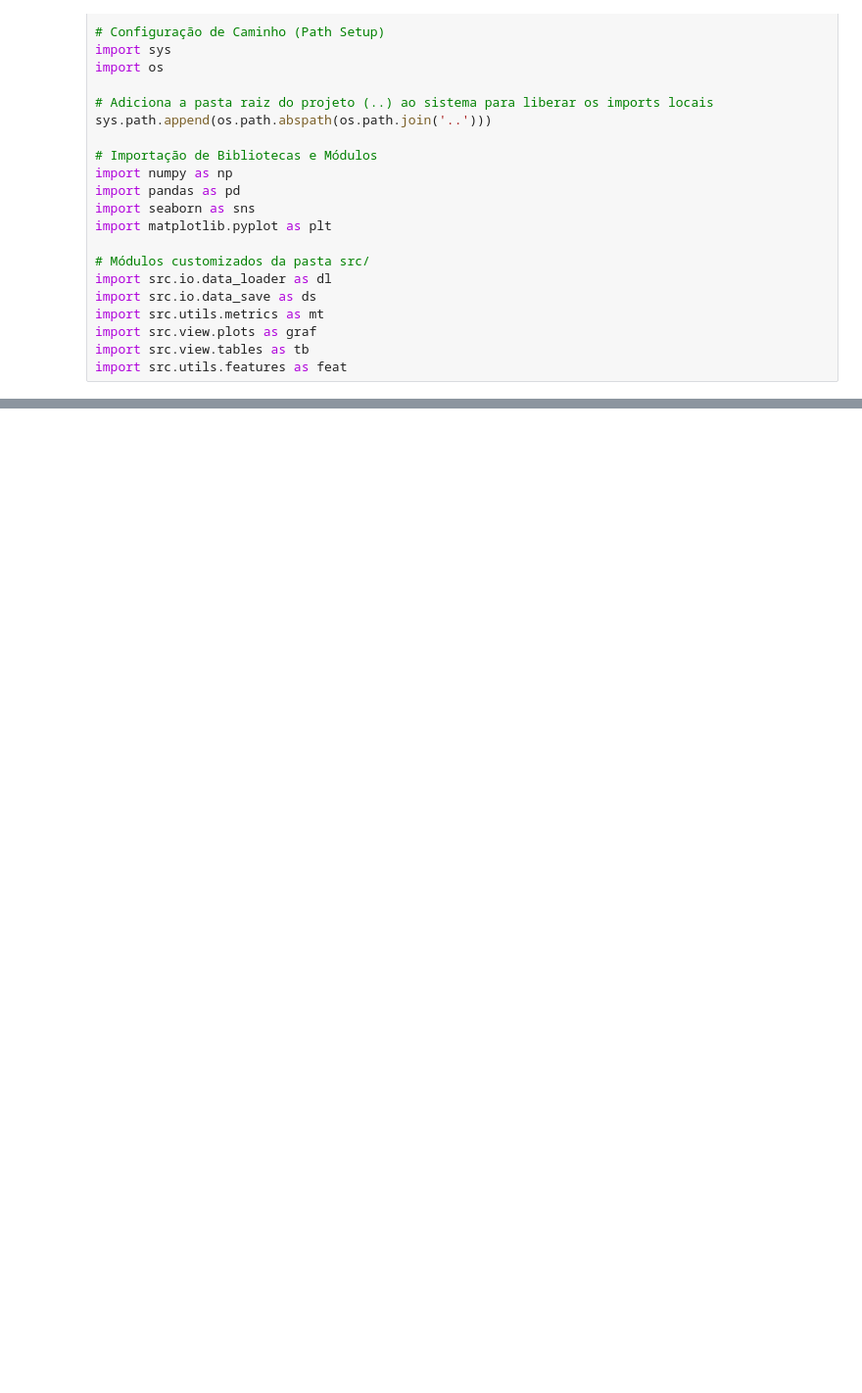
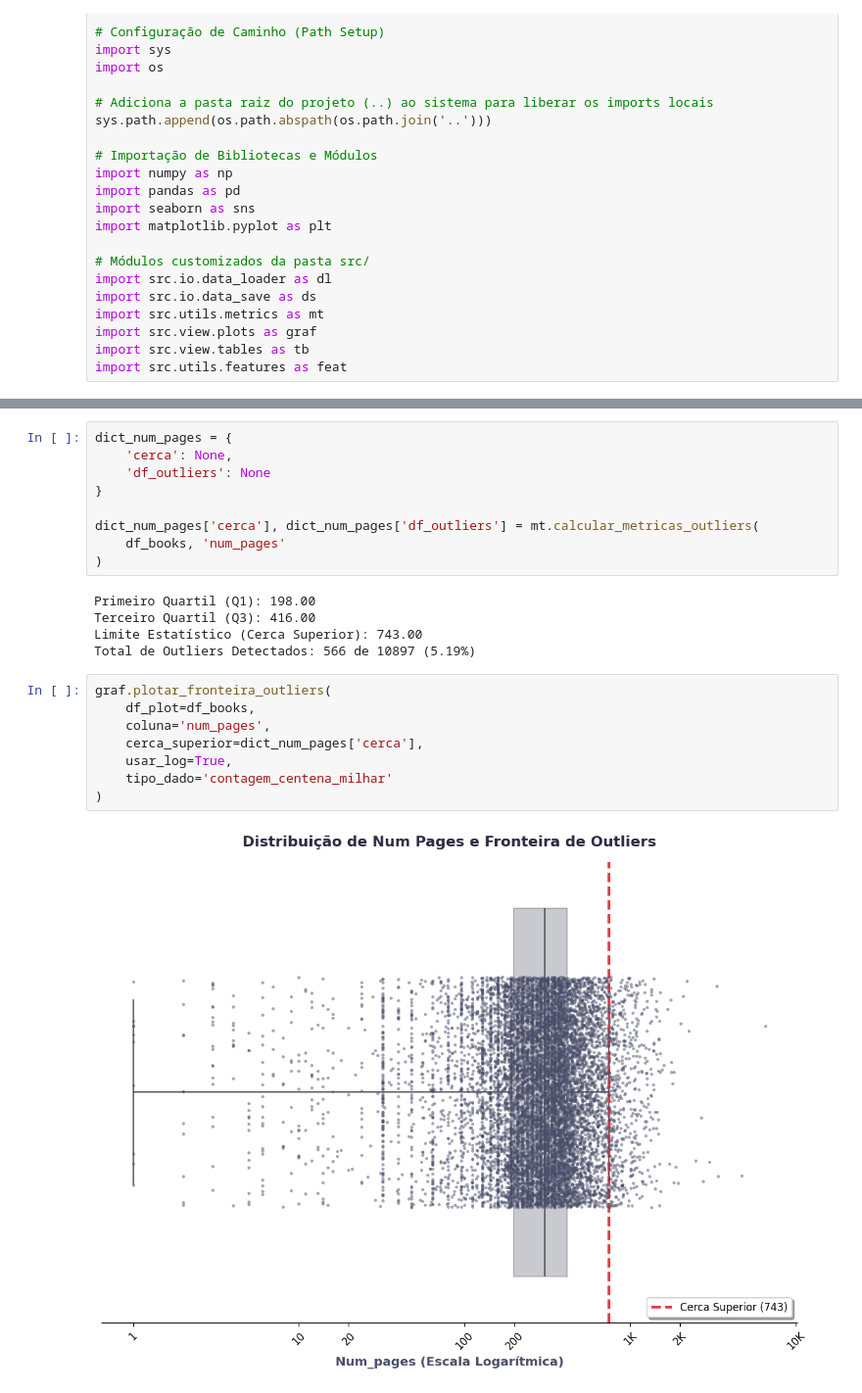
Before and after one commit to AleCecilio/entertainment_industry_performance_analysis, a Jupyter notebook: notebooks/13_feature_engineering_outliers_books.ipynb, the cells around one changed output, grey strips where cells are left out. Shown at 98% size. Cells and saved outputs as stored; diff of their text form; blank space fills up the shorter version.

```diff
--- a/notebooks/13_feature_engineering_outliers_books.ipynb
+++ b/notebooks/13_feature_engineering_outliers_books.ipynb
@@ -36,0 +97,24 @@ import src.utils.features as feat
+# %%
+dict_num_pages = {
+    'cerca': None,
+    'df_outliers': None
+}
+
+dict_num_pages['cerca'], dict_num_pages['df_outliers'] = mt.calcular_metricas_outliers(
+    df_books, 'num_pages'
+)
+# %% [output]
+Primeiro Quartil (Q1): 198.00
+Terceiro Quartil (Q3): 416.00
+Limite Estatístico (Cerca Superior): 743.00
+Total de Outliers Detectados: 566 de 10897 (5.19%)
+# %%
+graf.plotar_fronteira_outliers(
+    df_plot=df_books,
+    coluna='num_pages',
+    cerca_superior=dict_num_pages['cerca'],
+    usar_log=True,
+    tipo_dado='contagem_centena_milhar'
+)
+# %% [output]
+[figure, added]
```
Also changed, not shown: parts of 15 cells of this notebook, 12 other files.
